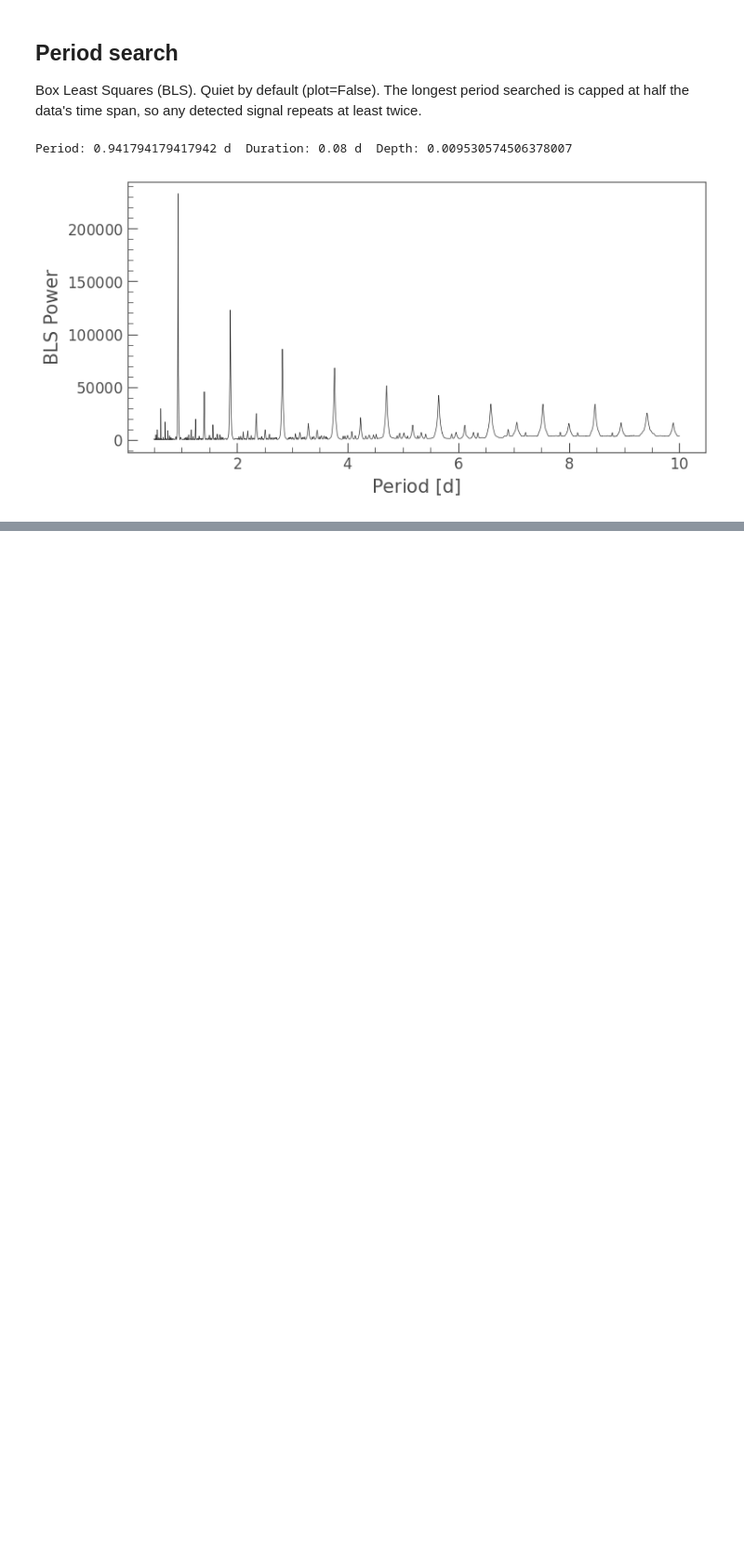
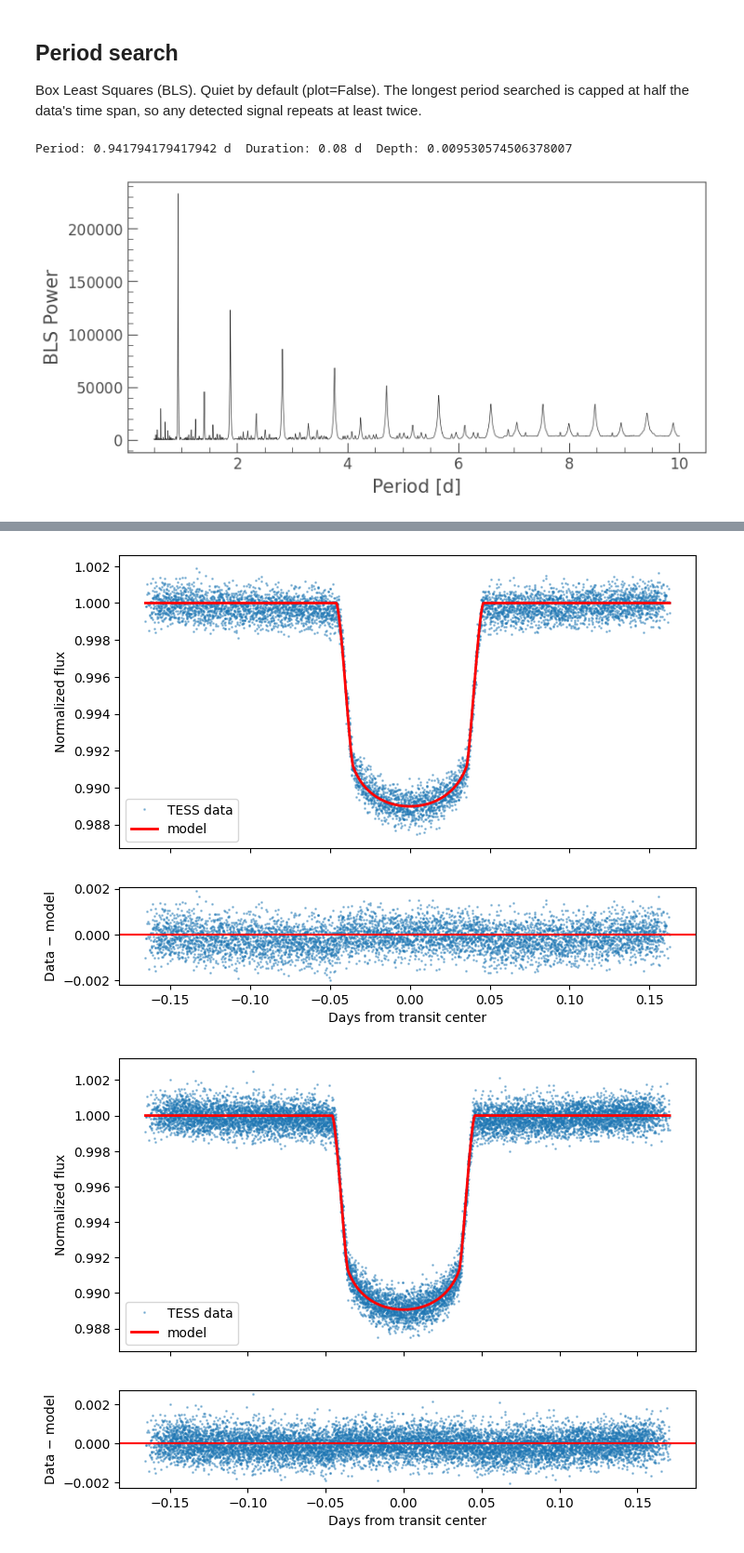
Before and after one commit to JulienRequa/exoplanet-search, a Jupyter notebook: pipeline.ipynb, the cells around one changed output, grey strips where cells are left out. Shown at 93% size. Drawn from its saved outputs; the diff is of its cells as text; code cells hidden in the pictures; blank space fills up the shorter version.

Commit message:
Add transit model, fit with boundary flags, multi-sector refinement

```diff
--- a/pipeline.ipynb
+++ b/pipeline.ipynb
@@ -133,0 +144,28 @@ Period: 0.941794179417942 d  Duration: 0.08 d  Depth: 0.009530574506378007
+# %%
+PARAM_NAMES = ["t0", "period", "Rp/Rs", "a/Rs", "b", "u1", "u2"]
+
+def transit_model(t, t0, per, rp, a, b, u1, u2):
+    """Limb-darkened transit light curve (batman).
+    b = impact parameter (0 = crosses star's center); inclination is computed from b.
+    """
+    params = batman.TransitParams()
+    params.t0, params.per, params.rp, params.a = t0, per, rp, a
+    params.inc = np.degrees(np.arccos(np.clip(b / a, 0, 1)))
+    params.ecc, params.w = 0.0, 90.0                     # circular orbit
+    params.u, params.limb_dark = [u1, u2], "quadratic"
+    return batman.TransitModel(params, t).light_curve(params)
+
+def plot_fit(t, f, popt):
+    """Folded data + model (top) and residuals (bottom)."""
+    xph = (t - popt[0] + 0.5 * popt[1]) % popt[1] - 0.5 * popt[1]
+    model = transit_model(t, *popt)
+    order = np.argsort(xph)
+    fig, (ax1, ax2) = plt.subplots(2, 1, figsize=(8, 6), sharex=True,
+                                   gridspec_kw={"height_ratios": [3, 1]})
+    ax1.plot(xph, f, ".", ms=2, alpha=0.4, label="TESS data")
+    ax1.plot(xph[order], model[order], "r-", lw=2, label="model")
+    ax1.set_ylabel("Normalized flux"); ax1.legend()
+    ax2.plot(xph, f - model, ".", ms=2, alpha=0.4)
+    ax2.axhline(0, color="r")
+    ax2.set_xlabel("Days from transit center"); ax2.set_ylabel("Data − model")
+    plt.show()
@@ -133,0 +216,16 @@ Period: 0.941794179417942 d  Duration: 0.08 d  Depth: 0.009530574506378007
+# %%
+# 1) Single sector, masked clean, first fit
+c1 = clean(lcs[0], period=period, t0=t0, duration=duration)
+popt1, errs1, inc1, inc_err1, flags1 = fit_transit(c1, period, t0, duration, depth, plot=True)
+
+# 2) Both sectors, starting from the 1-sector answer
+c2 = clean_all(lcs, period=period, t0=t0, duration=duration)
+popt2, errs2, inc2, inc_err2, flags2 = fit_transit(c2, period, t0, duration, depth,
+                                                    start=popt1, plot=True)
+
+for name, v1, e1, v2, e2 in zip(PARAM_NAMES, popt1, errs1, popt2, errs2):
+    print(f"{name:7s} 1 sector: {v1:.5f} ± {e1:.5f}   2 sectors: {v2:.5f} ± {e2:.5f}")
+print(f"inc     1 sector: {inc1:.2f} ± {inc_err1:.2f}   2 sectors: {inc2:.2f} ± {inc_err2:.2f}")
+# %% [output]
+[figure, added]
+[figure, added]
```
Also changed, not shown: parts of 4 cells of this notebook.
